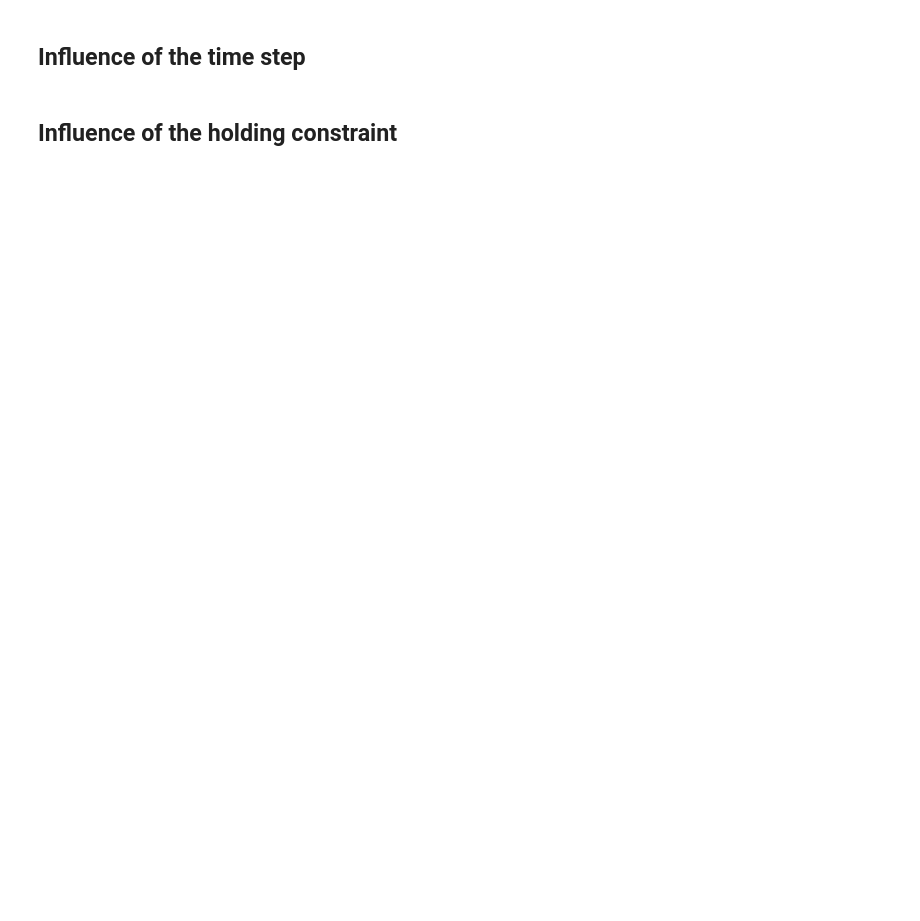
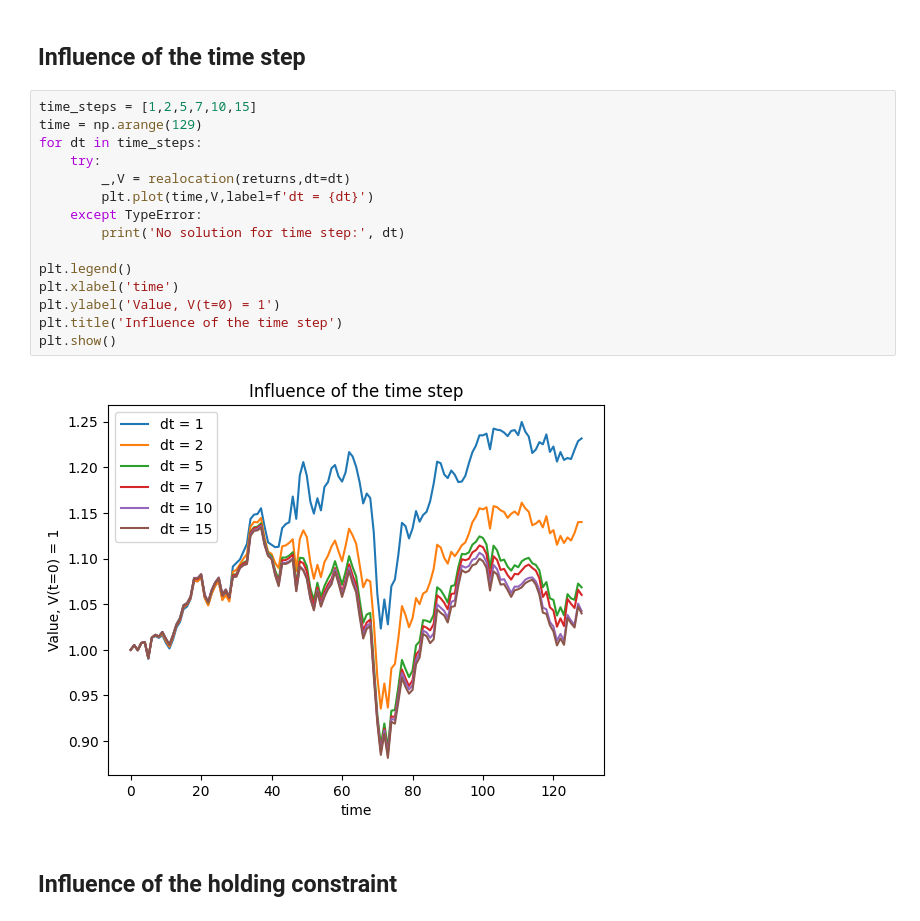
Before and after one commit to Hadrienvnt/Portfolio-Optimisation, a Jupyter notebook: dynamic_weights_allocation - in progress.ipynb, the cells around one changed output. Saved outputs shown, nothing was run; the diff lists cells and outputs as text; blank space fills up the shorter version.

```diff
--- a/dynamic_weights_allocation - in progress.ipynb
+++ b/dynamic_weights_allocation - in progress.ipynb
@@ -160,4 +179,21 @@ plt.show()
 # %% [markdown]
 ## Influence of the time step
+# %%
+time_steps = [1,2,5,7,10,15]
+time = np.arange(129)
+for dt in time_steps:
+    try:
+        _,V = realocation(returns,dt=dt)
+        plt.plot(time,V,label=f'dt = {dt}')
+    except TypeError:
+        print('No solution for time step:', dt)
+
+plt.legend()
+plt.xlabel('time')
+plt.ylabel('Value, V(t=0) = 1')
+plt.title('Influence of the time step')
+plt.show()
+# %% [output]
+[figure, added]
 # %% [markdown]
 ## Influence of the holding constraint
```
Also changed, not shown: parts of 5 cells of this notebook.
